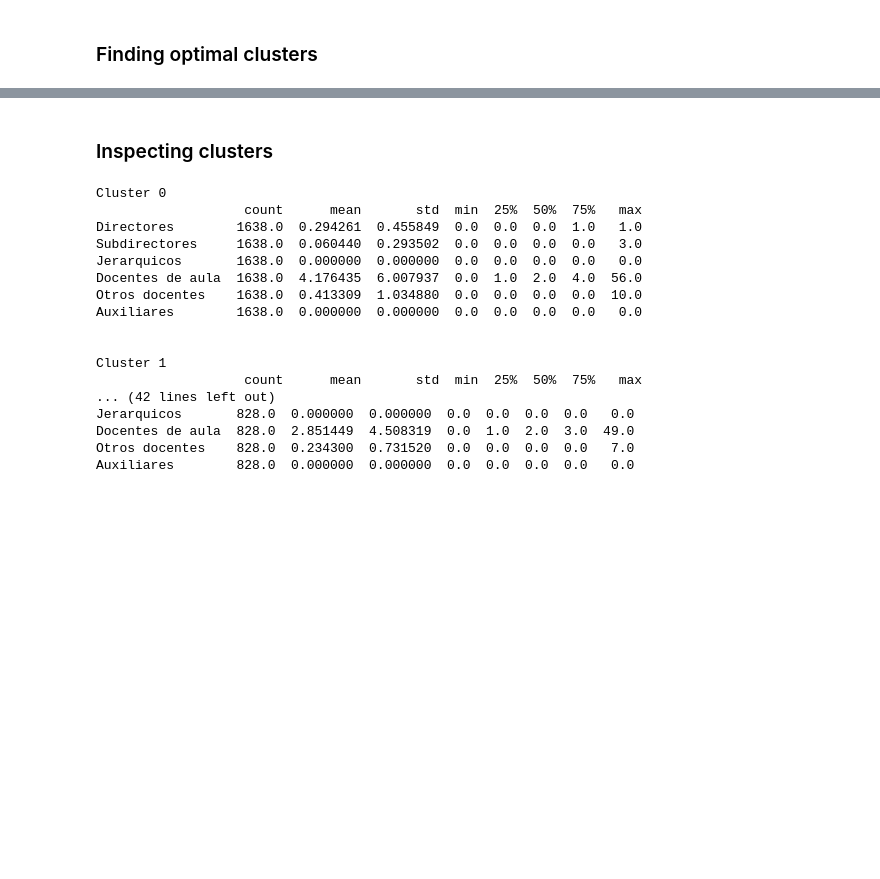
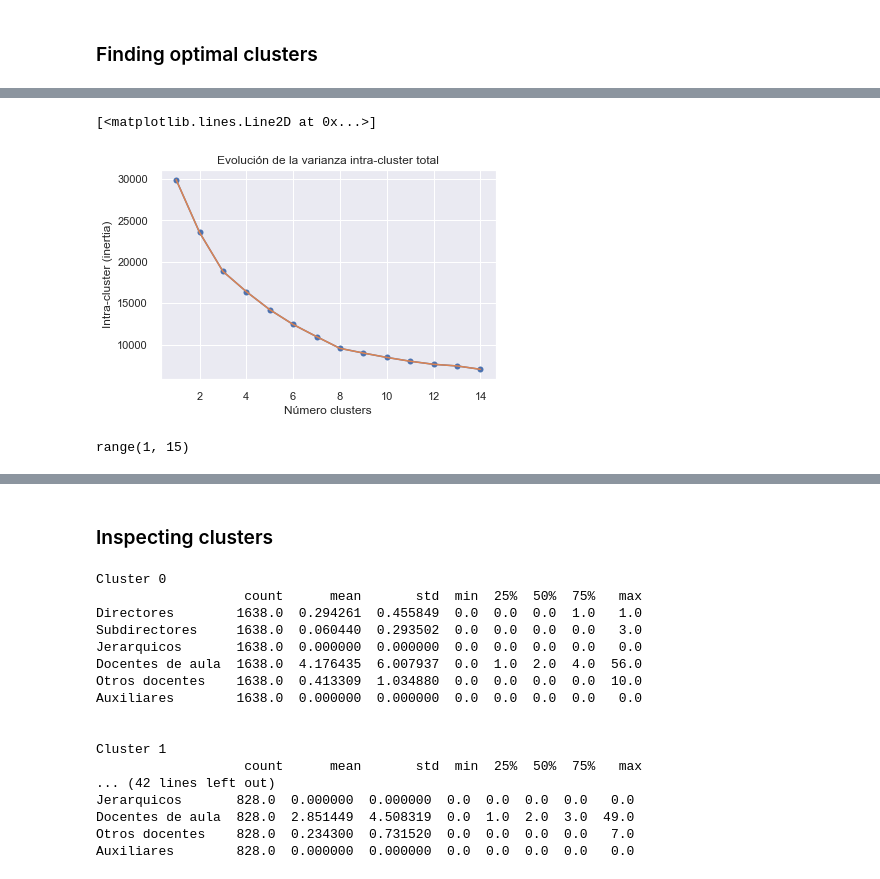
Before and after one commit to hugoferquiroz/AITeacherAllocation, a Jupyter notebook: Scripts/2-2 clusters.ipynb, the cells around one changed output, grey strips where cells are left out. Cells and saved outputs as stored; diff of their text form; code cells hidden in the pictures; blank space fills up the shorter version.

```diff
--- a/Scripts/2-2 clusters.ipynb
+++ b/Scripts/2-2 clusters.ipynb
@@ -210,0 +231,9 @@ TypeError: 'bool' object is not callable
+# %%
+visualizer_elbow(primaria_exd_knn,15)
+# %% [output]
+[<matplotlib.lines.Line2D at 0x...>]
+[figure, added]
+# %%
+range_n_clusters
+# %% [output]
+range(1, 15)
```
Also changed, not shown: parts of 20 cells of this notebook.
